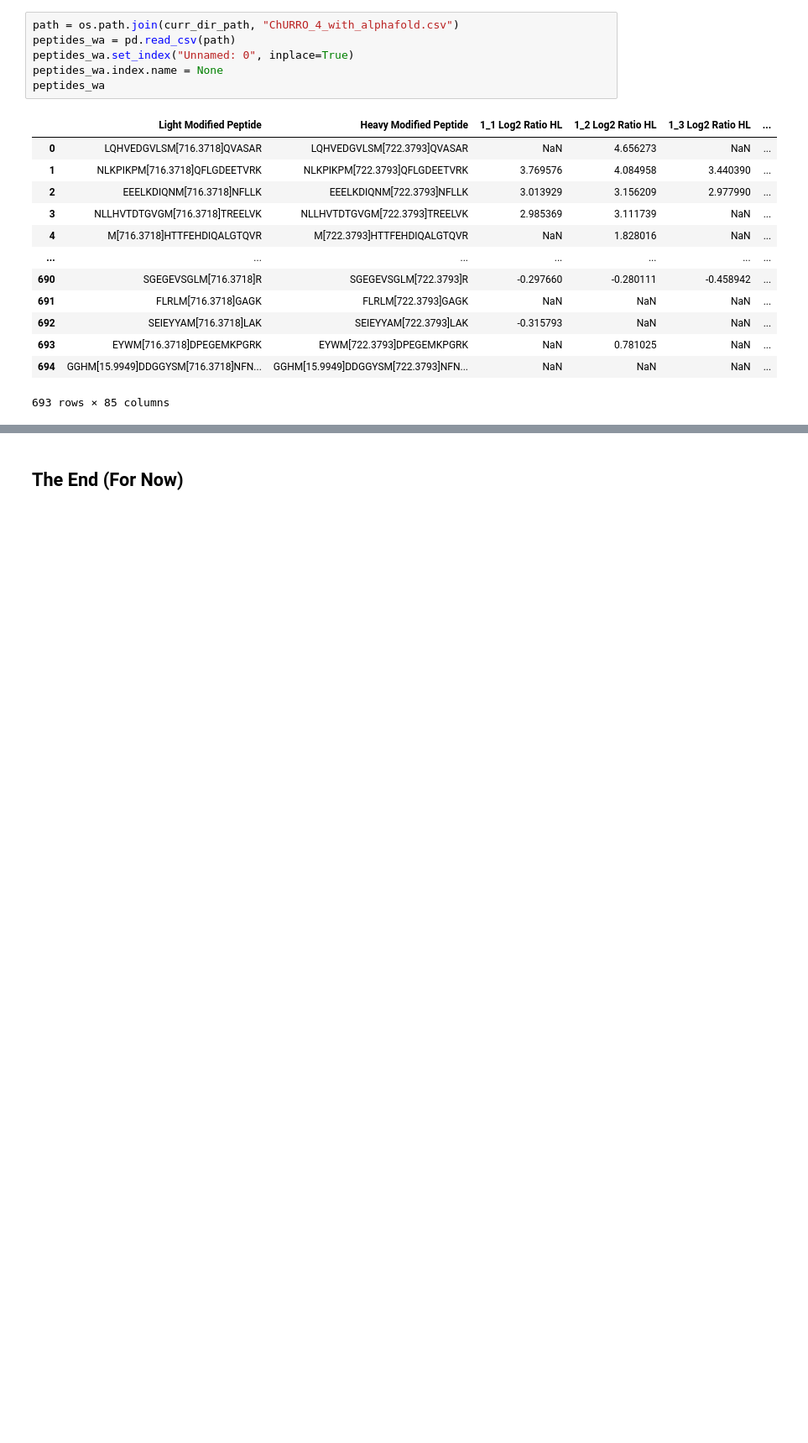
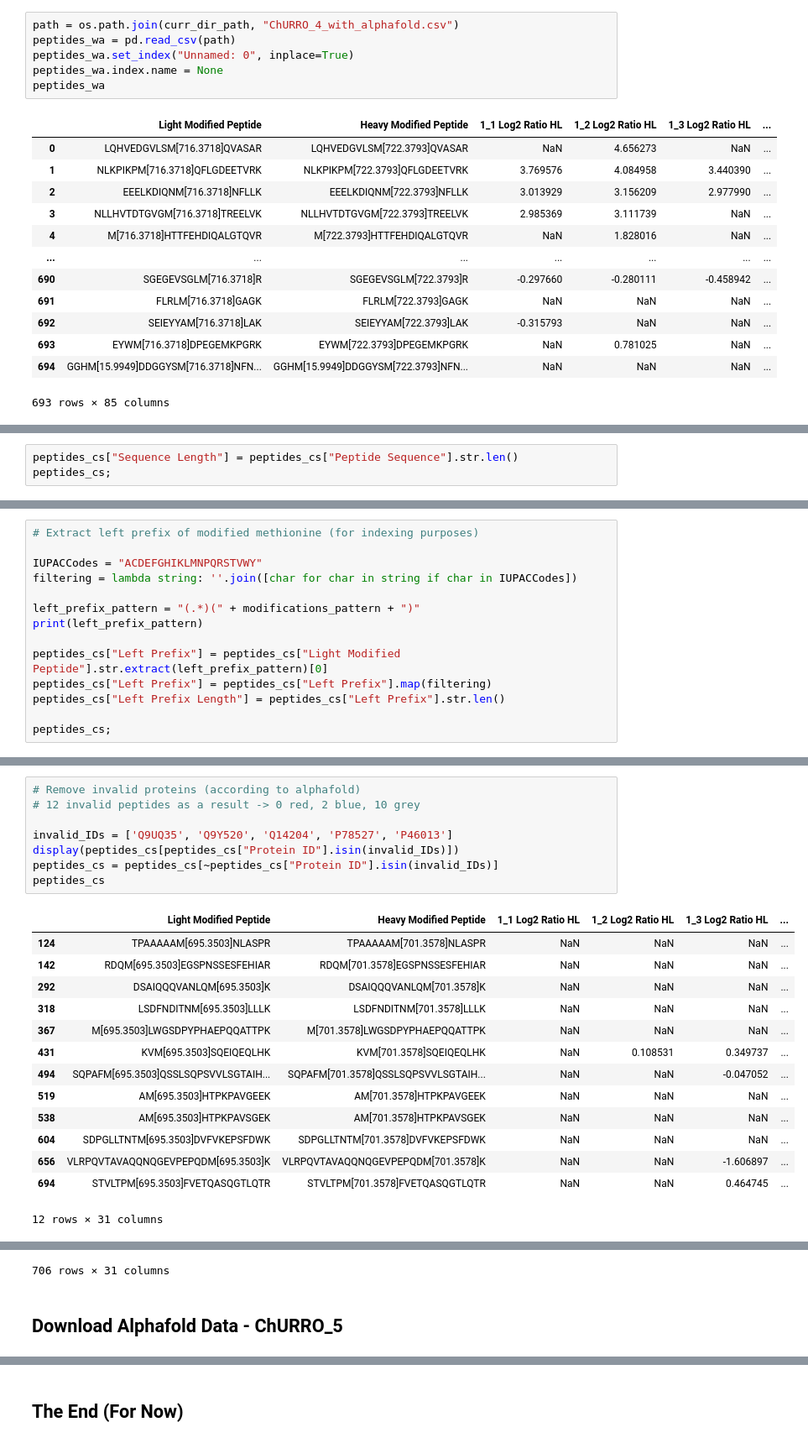
Before and after one commit to ritster/MetML, a Jupyter notebook: ChURRO_revisions/datagen-revisions.ipynb, the cells around one changed output, grey strips where cells are left out. Shown at 84% size. Cells and saved outputs as stored; diff of their text form; blank space fills up the shorter version.

```diff
--- a/ChURRO_revisions/datagen-revisions.ipynb
+++ b/ChURRO_revisions/datagen-revisions.ipynb
@@ -2378,0 +2511,3 @@ peptides_wa
+# %%
+peptides_cs["Sequence Length"] = peptides_cs["Peptide Sequence"].str.len()
+peptides_cs;
@@ -2378,0 +2522,14 @@ peptides_wa
+# %%
+# Extract left prefix of modified methionine (for indexing purposes)
+
+IUPACCodes = "ACDEFGHIKLMNPQRSTVWY"
+filtering = lambda string: ''.join([char for char in string if char in IUPACCodes])
+
+left_prefix_pattern = "(.*)(" + modifications_pattern + ")"
+print(left_prefix_pattern)
+
+peptides_cs["Left Prefix"] = peptides_cs["Light Modified Peptide"].str.extract(left_prefix_pattern)[0]
+peptides_cs["Left Prefix"] = peptides_cs["Left Prefix"].map(filtering)
+peptides_cs["Left Prefix Length"] = peptides_cs["Left Prefix"].str.len()
+
+peptides_cs;
@@ -2378,0 +2566,23 @@ peptides_wa
+# %%
+# Remove invalid proteins (according to alphafold)
+# 12 invalid peptides as a result -> 0 red, 2 blue, 10 grey
+
+invalid_IDs = ['Q9UQ35', 'Q9Y520', 'Q14204', 'P78527', 'P46013']
+display(peptides_cs[peptides_cs["Protein ID"].isin(invalid_IDs)])
+peptides_cs = peptides_cs[~peptides_cs["Protein ID"].isin(invalid_IDs)]
+peptides_cs
+# %% [output]
+|  | Light Modified Peptide | Heavy Modified Peptide | 1_1 Log2 Ratio HL | 1_2 Log2 Ratio HL | 1_3 Log2 Ratio HL | ... |
+| 124 | TPAAAAAM[695.3503]NLASPR | TPAAAAAM[701.3578]NLASPR | NaN | NaN | NaN | ... |
+| 142 | RDQM[695.3503]EGSPNSSESFEHIAR | RDQM[701.3578]EGSPNSSESFEHIAR | NaN | NaN | NaN | ... |
+| 292 | DSAIQQQVANLQM[695.3503]K | DSAIQQQVANLQM[701.3578]K | NaN | NaN | NaN | ... |
+| 318 | LSDFNDITNM[695.3503]LLLK | LSDFNDITNM[701.3578]LLLK | NaN | NaN | NaN | ... |
+| 367 | M[695.3503]LWGSDPYPHAEPQQATTPK | M[701.3578]LWGSDPYPHAEPQQATTPK | NaN | NaN | NaN | ... |
+| 431 | KVM[695.3503]SQEIQEQLHK | KVM[701.3578]SQEIQEQLHK | NaN | 0.108531 | 0.349737 | ... |
+| 494 | SQPAFM[695.3503]QSSLSQPSVVLSGTAIH... | SQPAFM[701.3578]QSSLSQPSVVLSGTAIH... | NaN | NaN | -0.047052 | ... |
+| 519 | AM[695.3503]HTPKPAVGEEK | AM[701.3578]HTPKPAVGEEK | NaN | NaN | NaN | ... |
+| 538 | AM[695.3503]HTPKPAVSGEK | AM[701.3578]HTPKPAVSGEK | NaN | NaN | NaN | ... |
+| 604 | SDPGLLTNTM[695.3503]DVFVKEPSFDWK | SDPGLLTNTM[701.3578]DVFVKEPSFDWK | NaN | NaN | NaN | ... |
+| 656 | VLRPQVTAVAQQNQGEVPEPQDM[695.3503]K | VLRPQVTAVAQQNQGEVPEPQDM[701.3578]K | NaN | NaN | -1.606897 | ... |
+| 694 | STVLTPM[695.3503]FVETQASQGTLQTR | STVLTPM[701.3578]FVETQASQGTLQTR | NaN | NaN | 0.464745 | ... |
+12 rows × 31 columns
@@ -2378,0 +2601,3 @@ peptides_wa
+706 rows × 31 columns
+# %% [markdown]
+## Download Alphafold Data - ChURRO_5
```
Also changed, not shown: parts of 63 cells of this notebook, 14 other files.
